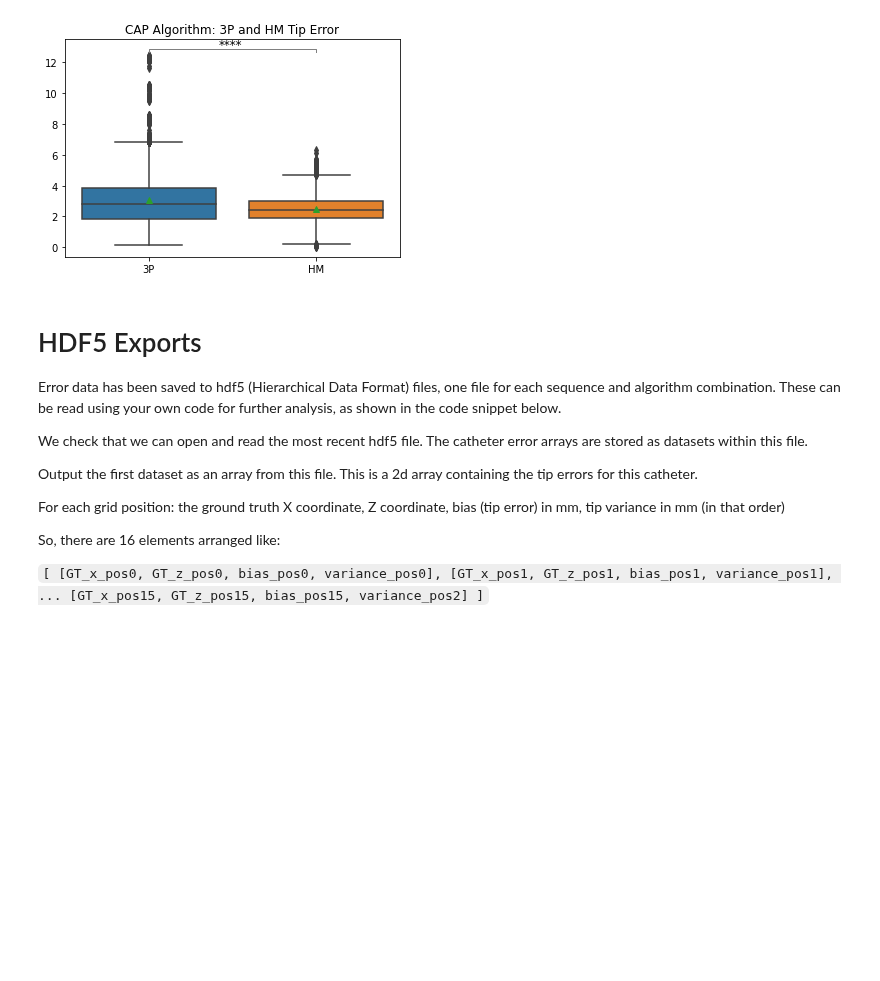
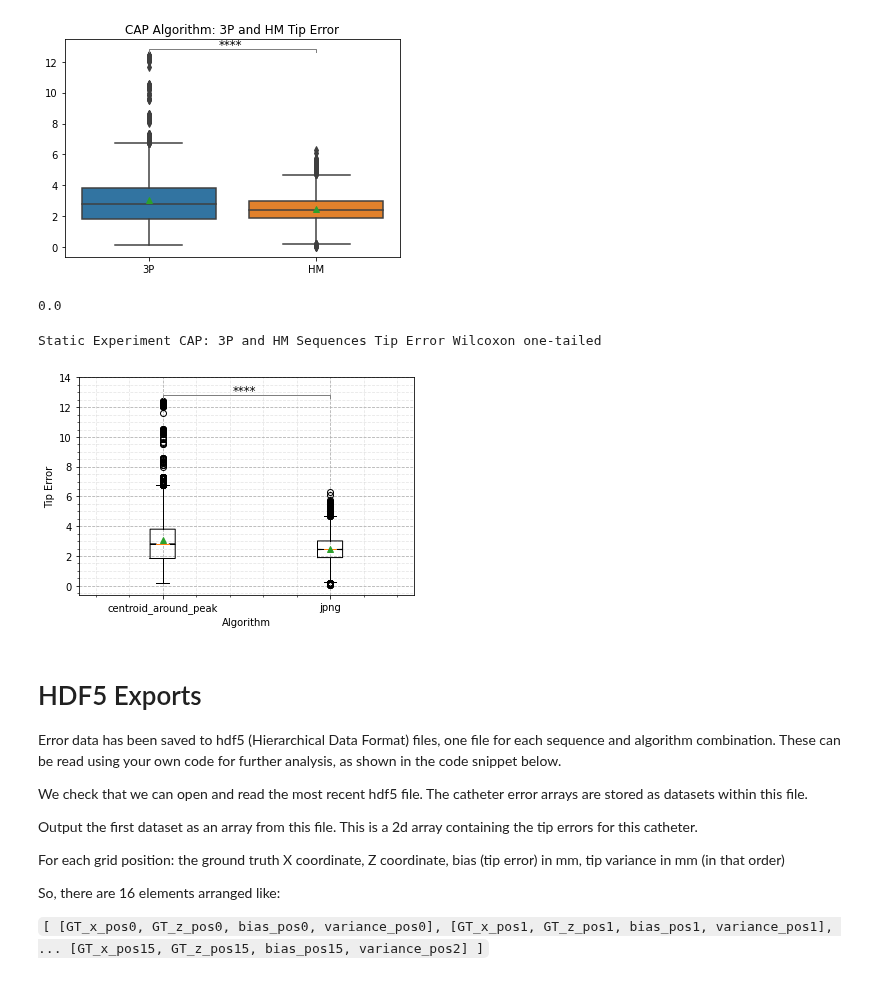
Before and after one commit to WrightGroupSRI/mr-tracking-analysis, a Jupyter notebook: Static_Tracking/static_tracking_heatmaps.ipynb, the cells around one changed output. Saved outputs shown, nothing was run; the diff lists cells and outputs as text; code cells hidden in the pictures; blank space fills up the shorter version.

```diff
--- a/Static_Tracking/static_tracking_heatmaps.ipynb
+++ b/Static_Tracking/static_tracking_heatmaps.ipynb
@@ -399,0 +499,2 @@ Compare tip errors from hadamard and three-projection sequences for the centroid
+# %%
+cap_df['Biases_Crop'] = cap_df['Biases'] # Will crop this bias list to the smaller sample size
@@ -400,4 +507,11 @@ Compare tip errors from hadamard and three-projection sequences for the centroid
+# %%
+cap_df['Biases_Crop'] = cap_df.apply(lambda x: crop_tails(x['Biases']),axis=1) # crop off the NaNs
+# %%
+# Match sample size between sequences
+cap_df['Biases_Crop'] = cap_df.apply(lambda x: x['Biases_Crop'] if x['Sequence'] != 'SRI_Original' else \
+                                       crop_bias_list(x['Biases_Crop'], x['Y_Loc'], x['Grid_Loc'], \
+                                                      x['Catheter'],'FH512_noDither_gradSpoiled', cap_df), \
+                                       axis=1)
 # %%
-cap_df = agg_df[agg_df['Algorithm']=='centroid_around_peak']
-cap_HM_errors = cap_df[cap_df['Sequence']=='FH512_noDither_gradSpoiled']['Biases'].apply(pd.Series).values.ravel()
-cap_3P_errors = cap_df[cap_df['Sequence']=='SRI_Original']['Biases'].apply(pd.Series).values.ravel()
+cap_HM_errors = cap_df[cap_df['Sequence']=='FH512_noDither_gradSpoiled']['Biases_Crop'].apply(pd.Series).values.ravel()
+cap_3P_errors = cap_df[cap_df['Sequence']=='SRI_Original']['Biases_Crop'].apply(pd.Series).values.ravel()
@@ -446,3 +584,16 @@ Static Experiment CAP Algorithm: 3P and HM Tip Error
+# %%
+p
+# %% [output]
+0.0
+# %%
+plot, test = disp_utils.plot_displacement_boxplot([cap_3P_errors,cap_HM_errors], show_scatter=False,\
+                                                  y_label='Tip Error',set_ymax=14, p_value=p_val_adj, alternative='greater')
+print('Static Experiment CAP: 3P and HM Sequences Tip Error '+ test)
+plot.savefig('../reports/figures/static/CAP-3PvsHM-boxplot-wilcoxon.pdf',dpi=600)
+plot.show()
+# %% [output]
+Static Experiment CAP: 3P and HM Sequences Tip Error Wilcoxon one-tailed
+[figure, added]
 # %% [markdown]
 # HDF5 Exports
 Error data has been saved to hdf5 (Hierarchical Data Format) files, one file for each sequence and algorithm combination. These can be read using your own code for further analysis, as shown in the code snippet below.
```
Also changed, not shown: parts of 43 cells of this notebook, 1 other file.
